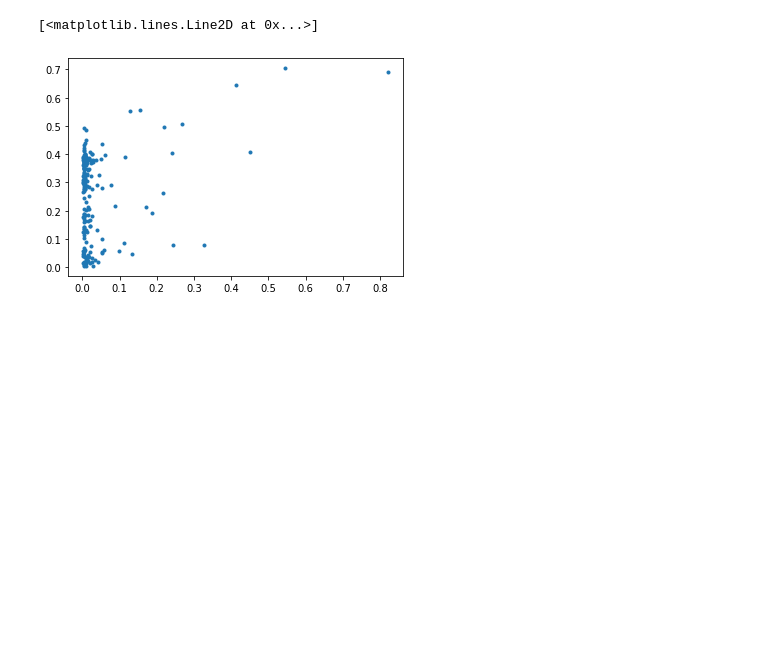
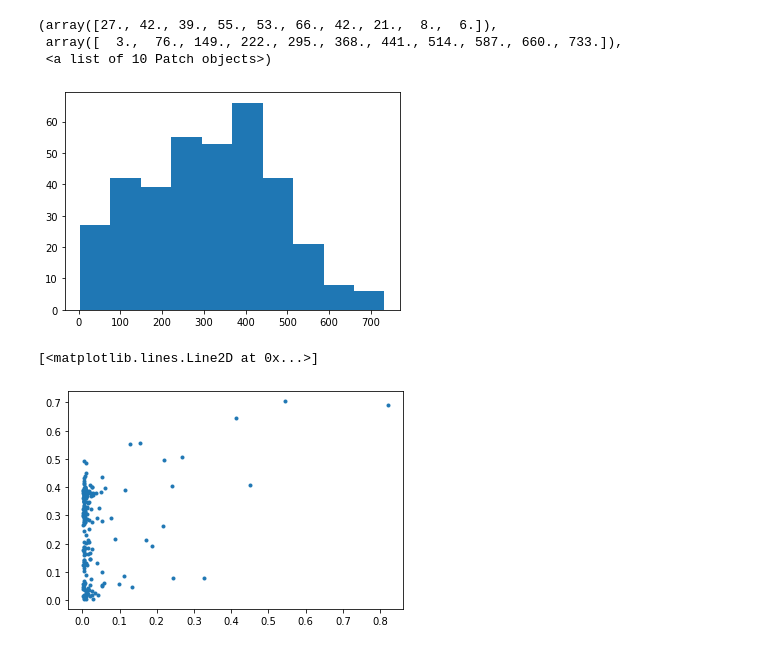
Before and after one commit to dmcinerney/ehr-extraction-models, a Jupyter notebook: Untitled.ipynb, the cells around one changed output. Cells and saved outputs as stored; diff of their text form; code cells hidden in the pictures; blank space fills up the shorter version.

```diff
--- a/Untitled.ipynb
+++ b/Untitled.ipynb
@@ -67,3 +71,12 @@ ds
+# %%
+rankings = sum([eval(x) for x in ds.reference_sentence_rankings], [])
+# %%
+plt.hist(rankings)
+# %% [output]
+(array([27., 42., 39., 55., 53., 66., 42., 21.,  8.,  6.]),
+ array([  3.,  76., 149., 222., 295., 368., 441., 514., 587., 660., 733.]),
+ <a list of 10 Patch objects>)
+[figure, added]
 # %%
 code_subset = sorted(counts.keys(), key=lambda key: -counts[key][1])[:200]
 predicted_counts = {c:[len(ds[(ds.code_name==c) & (ds.score<0)]),len(ds[(ds.code_name==c) & (ds.score>0)])] for c in code_subset}
```
Also changed, not shown: parts of 1 cell of this notebook, 9 other files.
